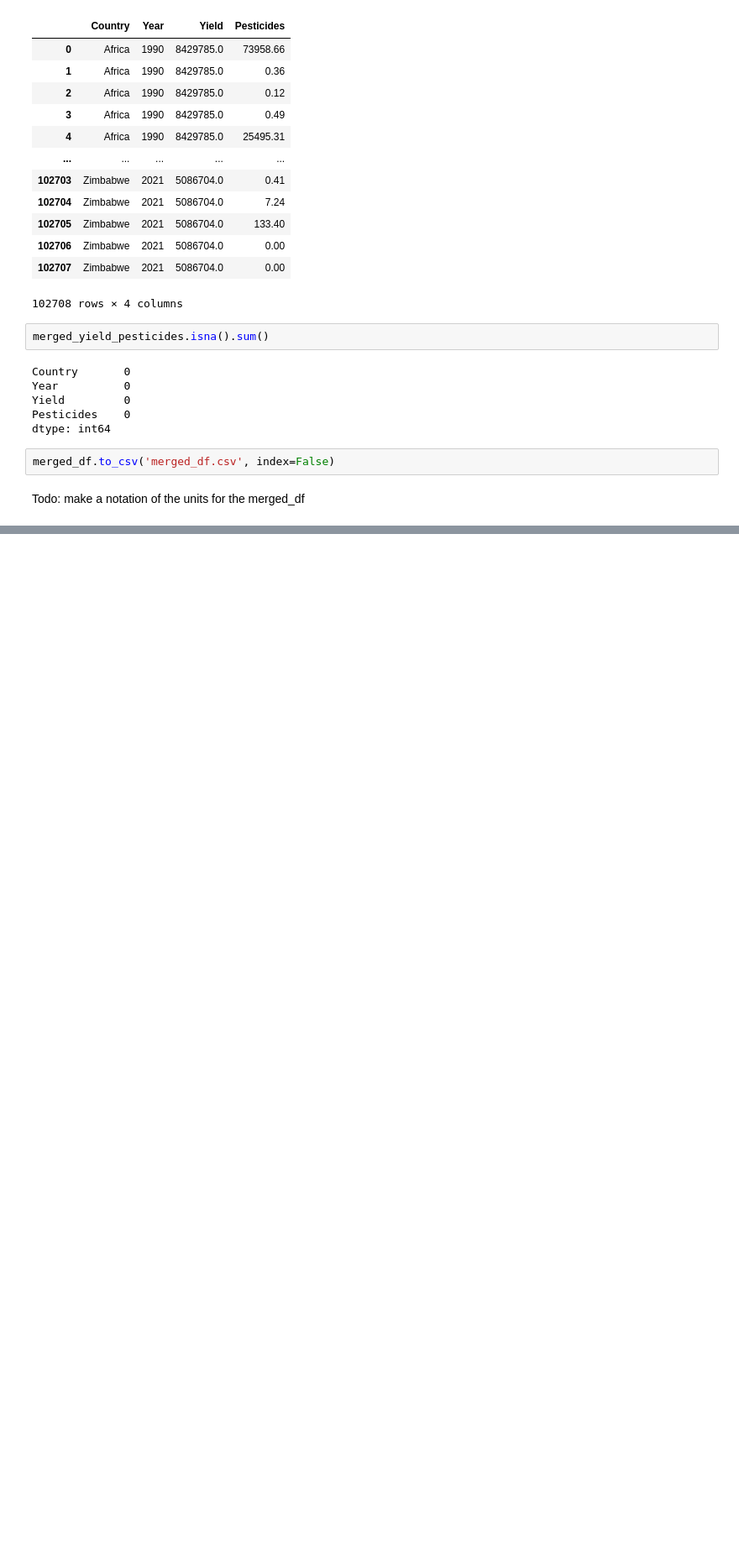
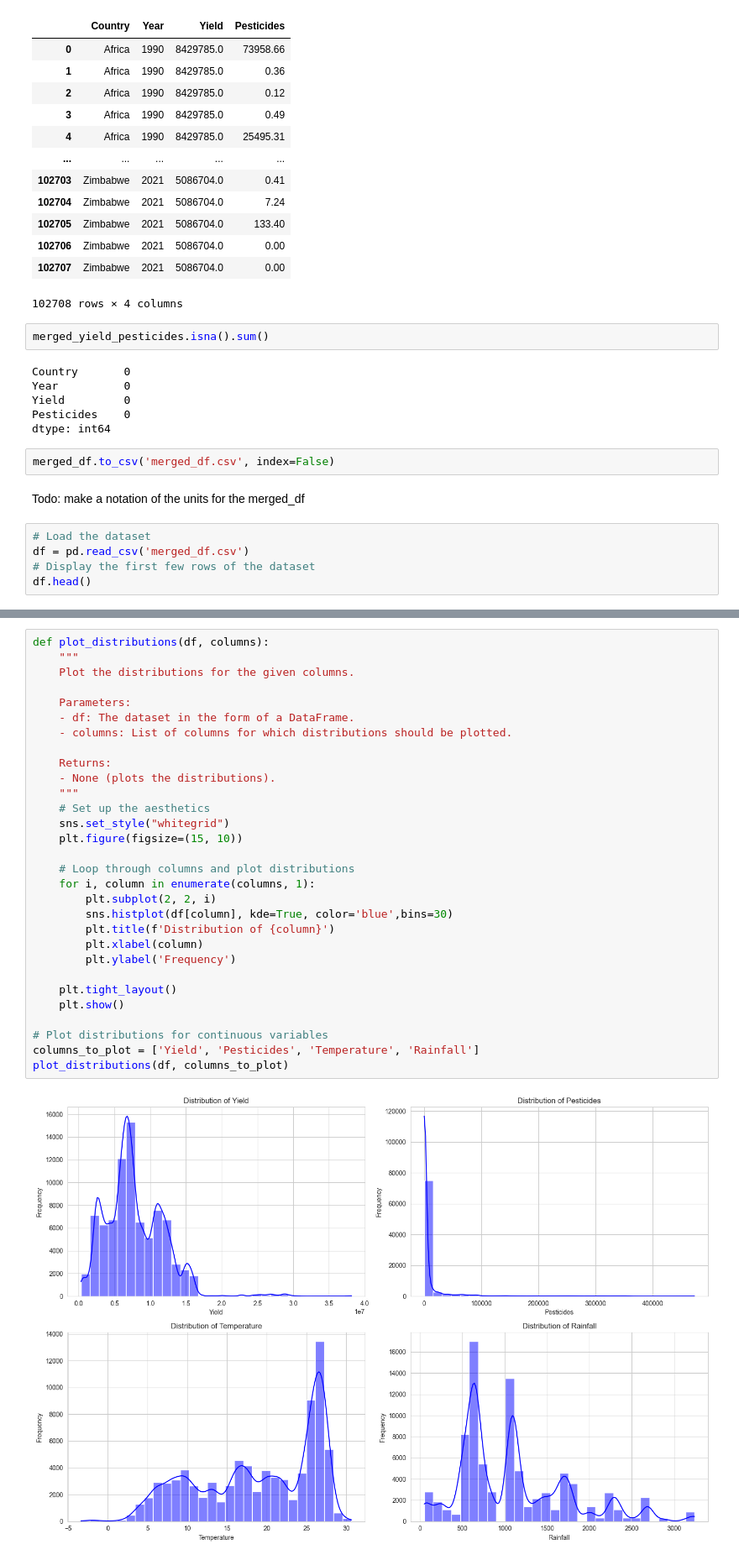
Before and after one commit to nkabram/um-milestone, a Jupyter notebook: milestone.ipynb, the cells around one changed output, grey strips where cells are left out. Shown at 84% size. Saved outputs shown, nothing was run; the diff lists cells and outputs as text; blank space fills up the shorter version.

```diff
--- a/milestone.ipynb
+++ b/milestone.ipynb
@@ -805,3 +804,8 @@ dtype: int64
 merged_df.to_csv('merged_df.csv', index=False)
 # %% [markdown]
 Todo: make a notation of the units for the merged_df
+# %%
+# Load the dataset
+df = pd.read_csv('merged_df.csv')
+# Display the first few rows of the dataset
+df.head()
@@ -807,0 +901,32 @@ Todo: make a notation of the units for the merged_df
+# %%
+def plot_distributions(df, columns):
+    """
+    Plot the distributions for the given columns.
+
+    Parameters:
+    - df: The dataset in the form of a DataFrame.
+    - columns: List of columns for which distributions should be plotted.
+
+    Returns:
+    - None (plots the distributions).
+    """
+    # Set up the aesthetics
+    sns.set_style("whitegrid")
+    plt.figure(figsize=(15, 10))
+
+    # Loop through columns and plot distributions
+    for i, column in enumerate(columns, 1):
+        plt.subplot(2, 2, i)
+        sns.histplot(df[column], kde=True, color='blue',bins=30)
+        plt.title(f'Distribution of {column}')
+        plt.xlabel(column)
+        plt.ylabel('Frequency')
+
+    plt.tight_layout()
+    plt.show()
+
+# Plot distributions for continuous variables
+columns_to_plot = ['Yield', 'Pesticides', 'Temperature', 'Rainfall']
+plot_distributions(df, columns_to_plot)
+# %% [output]
+[figure, added]
```
Also changed, not shown: parts of 34 cells of this notebook.
